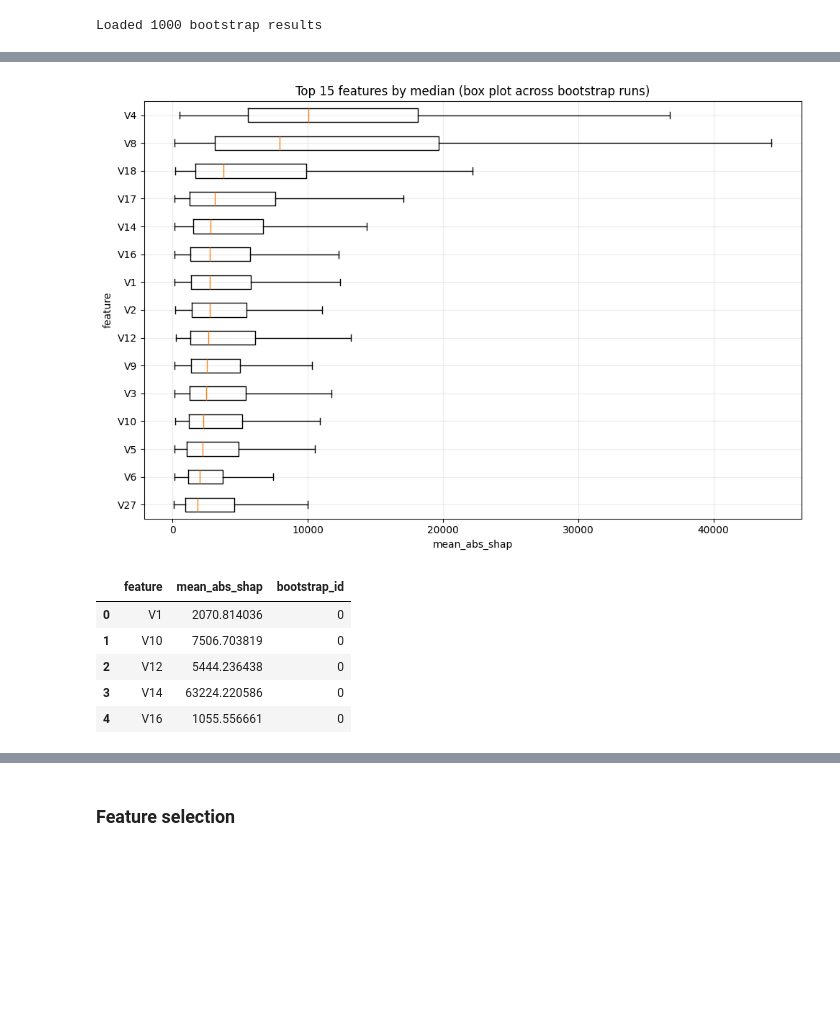
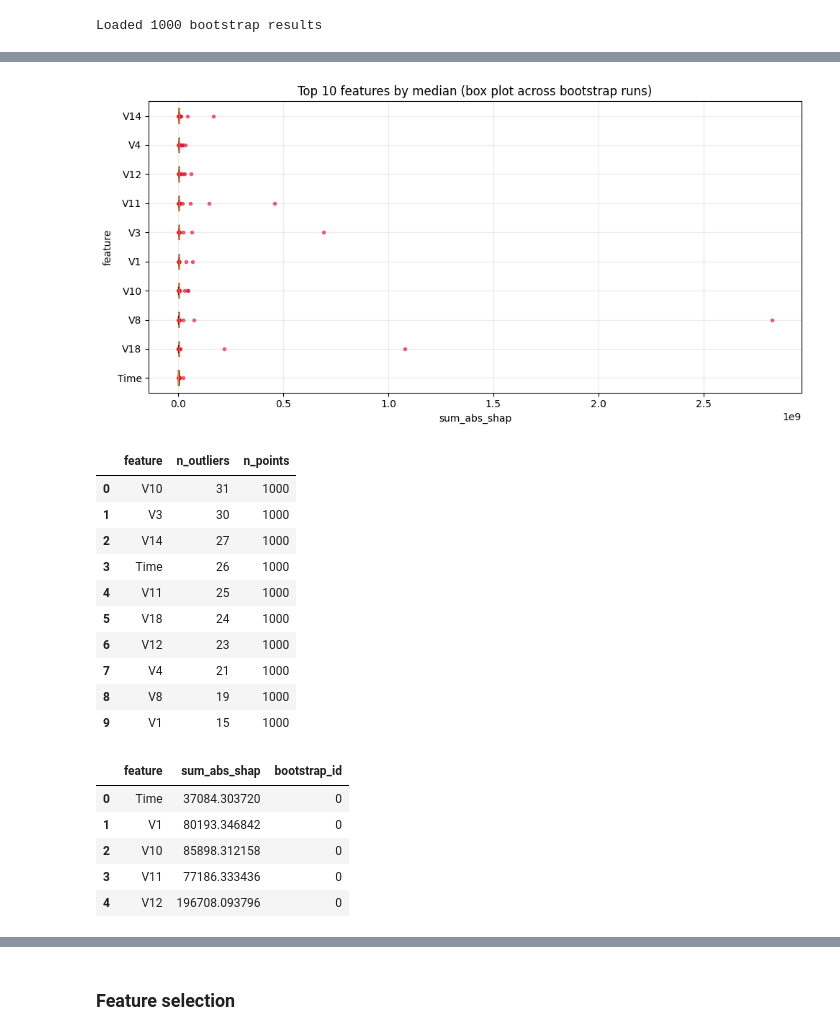
Before and after one commit to Lanxin-Xiang/RobustSHAP, a Jupyter notebook: fraud_kernel.ipynb, the cells around one changed output, grey strips where cells are left out. Drawn from its saved outputs; the diff is of its cells as text; code cells hidden in the pictures; blank space fills up the shorter version.

```diff
--- a/fraud_kernel.ipynb
+++ b/fraud_kernel.ipynb
@@ -352,9 +164,11 @@ lgb_model = lgb.train(
     lgb_params,
     lgb_train,
     num_boost_round=200,
-    valid_sets=[lgb_train, lgb_val],
-    valid_names=['train', 'valid'],
-    callbacks=[lgb.log_evaluation(period=10)]
+    valid_sets=[lgb_val],
+    valid_names=['valid'],
+    callbacks=[
+        lgb.early_stopping(stopping_rounds=30),
+        lgb.log_evaluation(period=10)]
 )
 
 print("✓ Model training complete!")
@@ -675,8 +426,8 @@ Loaded 1000 bootstrap results
 # %%
 # Load — split back into list by bootstrap_id
-df_all = pd.read_parquet("shap_results/lgb_fraud_results.parquet")
-lgb_boot_results = [grp for _, grp in df_all.groupby("bootstrap_id", sort=True)]
-print(f"Loaded {len(lgb_boot_results)} bootstrap results")
+df_all = pd.read_parquet("shap_results/lgb_fraud_smote.parquet")
+lgb_boot_results_smote = [grp for _, grp in df_all.groupby("bootstrap_id", sort=True)]
+print(f"Loaded {len(lgb_boot_results_smote)} bootstrap results")
 # %% [output]
 Loaded 1000 bootstrap results
 # %%
@@ -721,9 +472,9 @@ Loaded 1000 bootstrap results
 # )
 # %%
 lgb_feature_kde = estimate_feature_level_mixture_preagg(
-    boot_results=lgb_boot_results,
-    # agg_col="sum_abs_shap",
-    agg_col="mean_abs_shap",
+    boot_results=lgb_boot_results_smote,
+    agg_col="sum_abs_shap",
+    # agg_col="mean_abs_shap",
     kernel="gaussian",
     bandwidth=0.2,
     zero_tol=1e-8
@@ -750,8 +535,8 @@ lgb_top = plot_top_feature_density(
 # %%
 # Box plot for top features (run-level aggregated SHAP values)
-top_k = 15
+top_k = 10
 score_col = "median"   # ranking metric from lgb_feature_kde
-agg_col = "mean_abs_shap"      # column in each element of lgb_boot_results
+agg_col = "sum_abs_shap"      # column in each element of lgb_boot_results
 
 ranked = (
     lgb_feature_kde[["feature", score_col]]
@@ -762,39 +547,69 @@ ranked = (
 top_features = ranked["feature"].astype(str).head(top_k).tolist()
 
 box_rows = []
-for b, res in enumerate(lgb_boot_results):
+for b, res in enumerate(lgb_boot_results_smote):
     part = res.loc[:, ["feature", agg_col]].copy()
     part["feature"] = part["feature"].astype(str)
     part = part[part["feature"].isin(top_features)]
     part["bootstrap_id"] = b
     box_rows.append(part)
 
 box_df = pd.concat(box_rows, ignore_index=True)
 box_df = box_df.dropna(subset=[agg_col])
 
 plot_data = [box_df.loc[box_df["feature"] == f, agg_col].to_numpy() for f in top_features]
 
 plt.figure(figsize=(10, max(5, 0.45 * len(top_features))))
 plt.boxplot(
     plot_data,
     labels=top_features,
     vert=False,
-    showfliers=False,
+    showfliers=True,
+    # showfliers=False,  # hide outliers for cleaner visualization; adjust with flierprops if shown
+    whis=1.5,
+    flierprops=dict(marker="o", markersize=3, markerfacecolor="crimson", markeredgecolor="crimson", alpha=0.6),
 )
 plt.xlabel(agg_col)
 plt.ylabel("feature")
 plt.title(f"Top {len(top_features)} features by {score_col} (box plot across bootstrap runs)")
 plt.grid(alpha=0.25)
 plt.gca().invert_yaxis()
 plt.tight_layout()
 plt.show()
 
+# Optional numeric check: count 1.5*IQR outliers per feature
+def count_iqr_outliers(v):
+    q1 = np.percentile(v, 25)
+    q3 = np.percentile(v, 75)
+    iqr = q3 - q1
+    lo = q1 - 1.5 * iqr
+    hi = q3 + 1.5 * iqr
+    return int(((v < lo) | (v > hi)).sum())
+
+outlier_summary = pd.DataFrame({
+    "feature": top_features,
+    "n_outliers": [count_iqr_outliers(v) for v in plot_data],
+    "n_points": [len(v) for v in plot_data],
+}).sort_values("n_outliers", ascending=False).reset_index(drop=True)
+
+display(outlier_summary)
 box_df.head()
 # %% [output]
-[figure, old version]
+[figure, new version]
-|  | feature | mean_abs_shap | bootstrap_id |
-| 0 | V1 | 2070.814036 | 0 |
-| 1 | V10 | 7506.703819 | 0 |
-| 2 | V12 | 5444.236438 | 0 |
-| 3 | V14 | 63224.220586 | 0 |
-| 4 | V16 | 1055.556661 | 0 |
+|  | feature | n_outliers | n_points |
+| 0 | V10 | 31 | 1000 |
+| 1 | V3 | 30 | 1000 |
+| 2 | V14 | 27 | 1000 |
+| 3 | Time | 26 | 1000 |
+| 4 | V11 | 25 | 1000 |
+| 5 | V18 | 24 | 1000 |
+| 6 | V12 | 23 | 1000 |
+| 7 | V4 | 21 | 1000 |
+| 8 | V8 | 19 | 1000 |
+| 9 | V1 | 15 | 1000 |
+|  | feature | sum_abs_shap | bootstrap_id |
+| 0 | Time | 37084.303720 | 0 |
+| 1 | V1 | 80193.346842 | 0 |
+| 2 | V10 | 85898.312158 | 0 |
+| 3 | V11 | 77186.333436 | 0 |
+| 4 | V12 | 196708.093796 | 0 |
```
Also changed, not shown: parts of 39 cells of this notebook, 19 other files.
